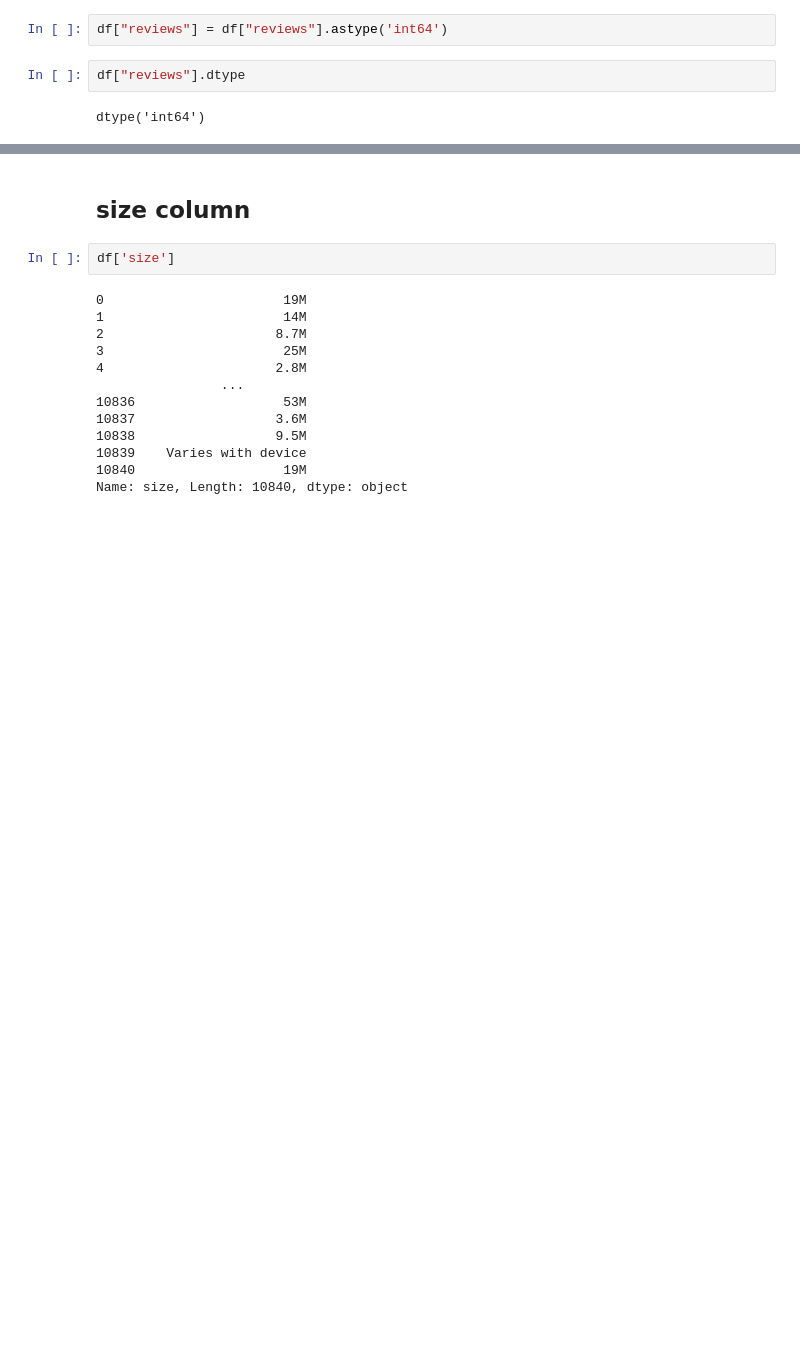
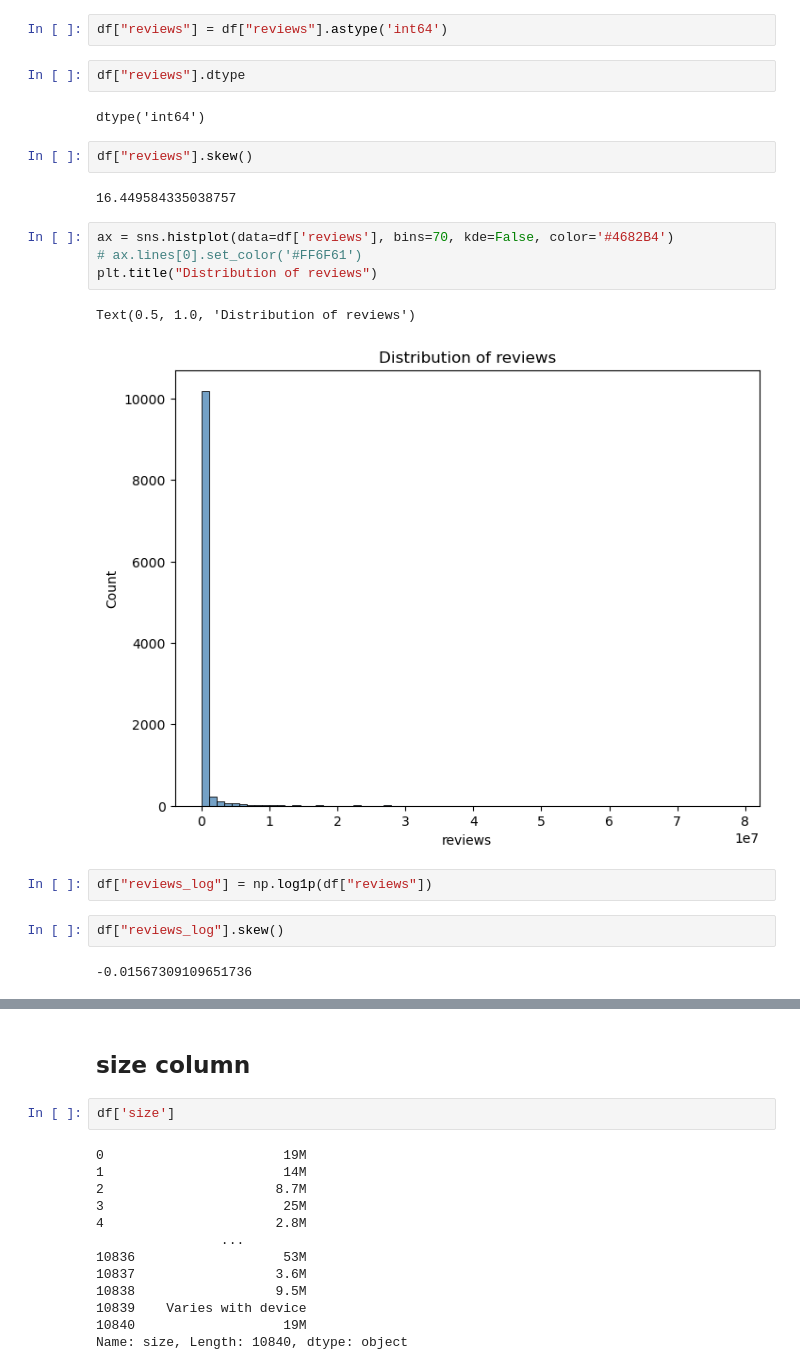
Before and after one commit to danial-baraty/ML-projs, a Jupyter notebook: googleplaystore/Mini Project 1.ipynb, the cells around one changed output, grey strips where cells are left out. Drawn from its saved outputs; the diff is of its cells as text; blank space fills up the shorter version.

```diff
--- a/googleplaystore/Mini Project 1.ipynb
+++ b/googleplaystore/Mini Project 1.ipynb
@@ -203,3 +203,20 @@ df["reviews"] = df["reviews"].astype('int64')
 df["reviews"].dtype
 # %% [output]
 dtype('int64')
+# %%
+df["reviews"].skew()
+# %% [output]
+16.449584335038757
+# %%
+ax = sns.histplot(data=df['reviews'], bins=70, kde=False, color='#4682B4')
+# ax.lines[0].set_color('#FF6F61')
+plt.title("Distribution of reviews")
+# %% [output]
+Text(0.5, 1.0, 'Distribution of reviews')
+[figure, added]
+# %%
+df["reviews_log"] = np.log1p(df["reviews"])
+# %%
+df["reviews_log"].skew()
+# %% [output]
+-0.01567309109651736
```
Also changed, not shown: parts of 11 cells of this notebook.
